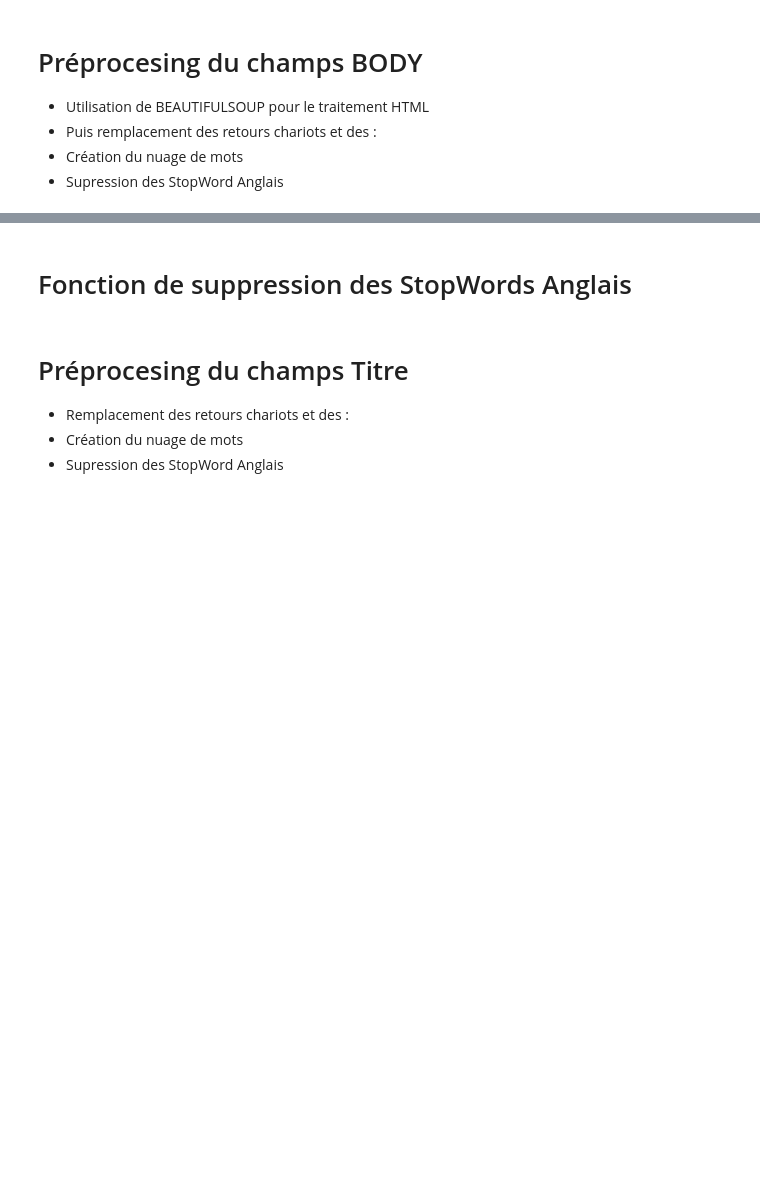
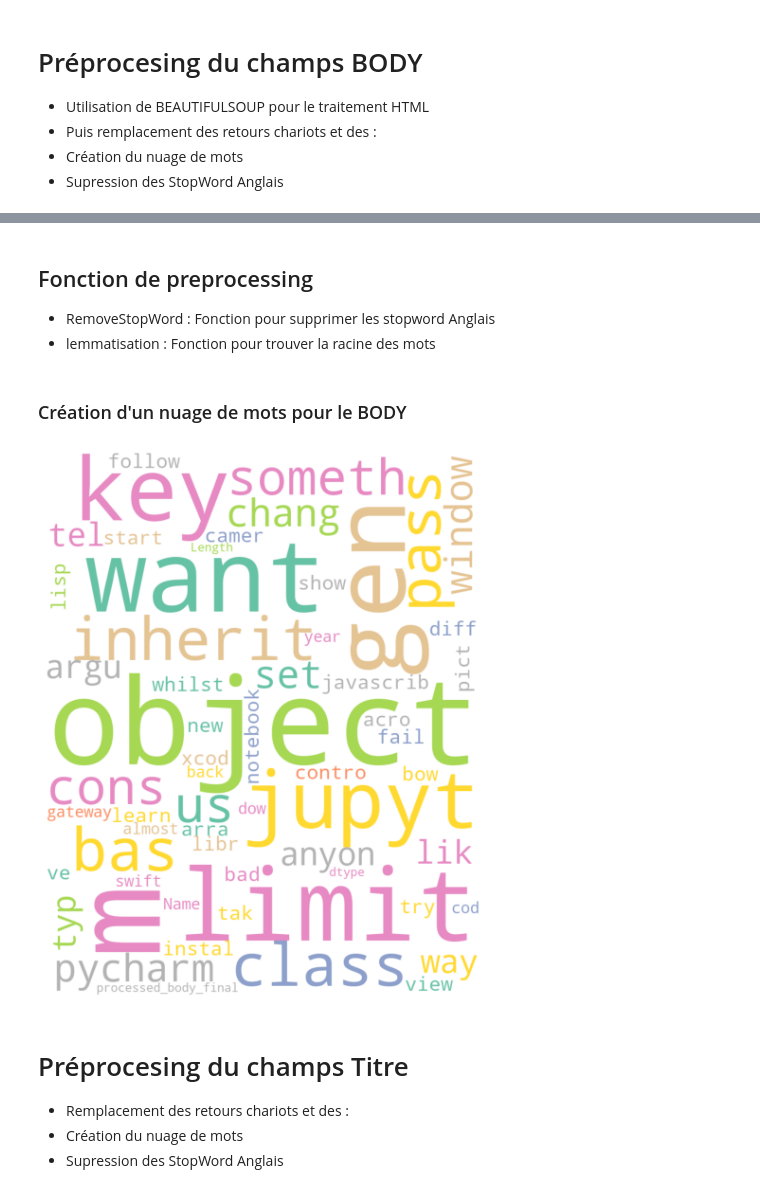
Before and after one commit to jeje0410/P6_Categorisation_questions, a Jupyter notebook: P6_Analyse.ipynb, the cells around one changed output, grey strips where cells are left out. Drawn from its saved outputs; the diff is of its cells as text; code cells hidden in the pictures; blank space fills up the shorter version.

```diff
--- a/P6_Analyse.ipynb
+++ b/P6_Analyse.ipynb
@@ -85,9 +78,9 @@ plt.show()
 # %%
 tags_more_frequent = df_tags.loc[df_tags["Value"] >= 150].sort_values("Value", ascending=False).index.tolist()
 # %%
-tags_only = df["Tags"].str.split(",", expand=True)
+tags_only = df["Tags1"].str.split(",", expand=True)
 df = pd.merge(df, tags_only,left_index=True,right_index=True)
-df.columns = ["Id", "Title", "Body", "Tags", "CreationDate","Tags_1", "Tags_2", "Tags_3", "Tags_4", "Tags_5"]
+df.columns = ["Id", "Title", "Body", "Tags","CreationDate","Tags1" ,"Tags_1", "Tags_2", "Tags_3", "Tags_4", "Tags_5"]
 # %%
 tags = ["Tags_1", "Tags_2", "Tags_3", "Tags_4", "Tags_5"]
 
@@ -185,3 +163,6 @@ df['processed_body2'] = df.apply(lambda row: nltk.word_tokenize(row['processed_b
 
 #Supression des StopWord
 df['processed_body_final'] = df.apply(lambda row:removeStopWord(row['processed_body2']), axis=1)
+
+#Lemmatisation
+df['processed_body_final'] = df.apply(lambda row:lemmatisation(row['processed_body_final']), axis=1)
@@ -194,5 +169,7 @@ df.head(2)
 # %% [markdown]
-# Fonction de suppression des StopWords Anglais
+## Fonction de preprocessing
+* RemoveStopWord : Fonction pour supprimer les stopword Anglais
+* lemmatisation : Fonction pour trouver la racine des mots
 # %%
 stop_words = set(stopwords.words('English'))
 def removeStopWord(Word_list):
@@ -204,3 +187,21 @@ def removeStopWord(Word_list):
+# %% [markdown]
+### Création d'un nuage de mots pour le BODY
+# %%
+wordcloud = WordCloud(width = 800, height = 1000,
+                max_words=1000,
+                background_color ='white',
+                min_font_size = 12,
+                colormap="Set2").generate(str(df['processed_body_final']))
+
+# plot the WordCloud image
+plt.figure(figsize = (8, 8), facecolor = None)
+plt.imshow(wordcloud)
+plt.axis("off")
+plt.tight_layout(pad = 0)
+
+plt.show()
+# %% [output]
+[figure, added]
 # %% [markdown]
 # Préprocesing du champs Titre
 
```
Also changed, not shown: parts of 31 cells of this notebook.
